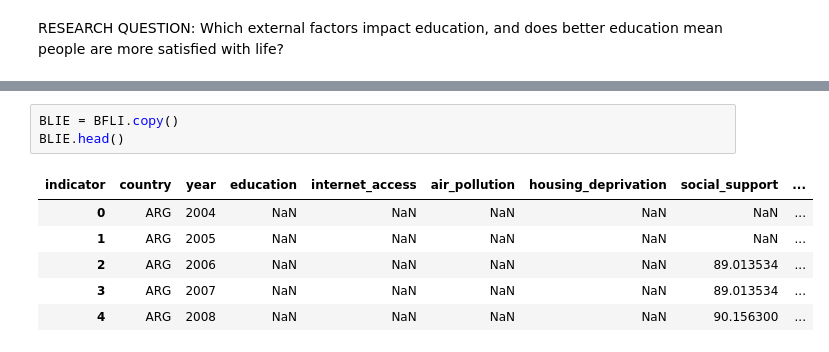
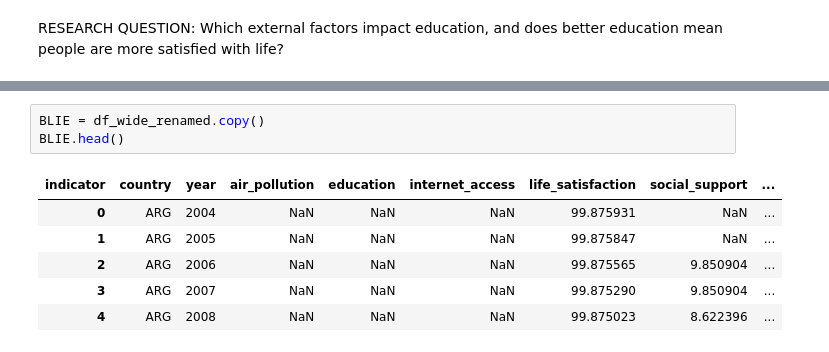
Before and after one commit to Jan12s/betterlifeindex, a Jupyter notebook: better_life_index_edu.ipynb, the cells around one changed output, grey strips where cells are left out. Drawn from its saved outputs; the diff is of its cells as text.

```diff
--- a/better_life_index_edu.ipynb
+++ b/better_life_index_edu.ipynb
@@ -321,12 +321,12 @@ Data columns (total 19 columns):
 dtypes: float64(17), int64(1), object(1)
 memory usage: 146.6+ KB
 # %%
-BLIE = BFLI.copy()
+BLIE = df_wide_renamed.copy()
 BLIE.head()
 # %% [output]
-| indicator | country | year | education | internet_access | air_pollution | housing_deprivation | social_support | ... |
-| 0 | ARG | 2004 | NaN | NaN | NaN | NaN | NaN | ... |
-| 1 | ARG | 2005 | NaN | NaN | NaN | NaN | NaN | ... |
-| 2 | ARG | 2006 | NaN | NaN | NaN | NaN | 89.013534 | ... |
-| 3 | ARG | 2007 | NaN | NaN | NaN | NaN | 89.013534 | ... |
-| 4 | ARG | 2008 | NaN | NaN | NaN | NaN | 90.156300 | ... |
+| indicator | country | year | air_pollution | education | internet_access | life_satisfaction | social_support | ... |
+| 0 | ARG | 2004 | NaN | NaN | NaN | 99.875931 | NaN | ... |
+| 1 | ARG | 2005 | NaN | NaN | NaN | 99.875847 | NaN | ... |
+| 2 | ARG | 2006 | NaN | NaN | NaN | 99.875565 | 9.850904 | ... |
+| 3 | ARG | 2007 | NaN | NaN | NaN | 99.875290 | 9.850904 | ... |
+| 4 | ARG | 2008 | NaN | NaN | NaN | 99.875023 | 8.622396 | ... |
```
Also changed, not shown: parts of 15 cells of this notebook.
